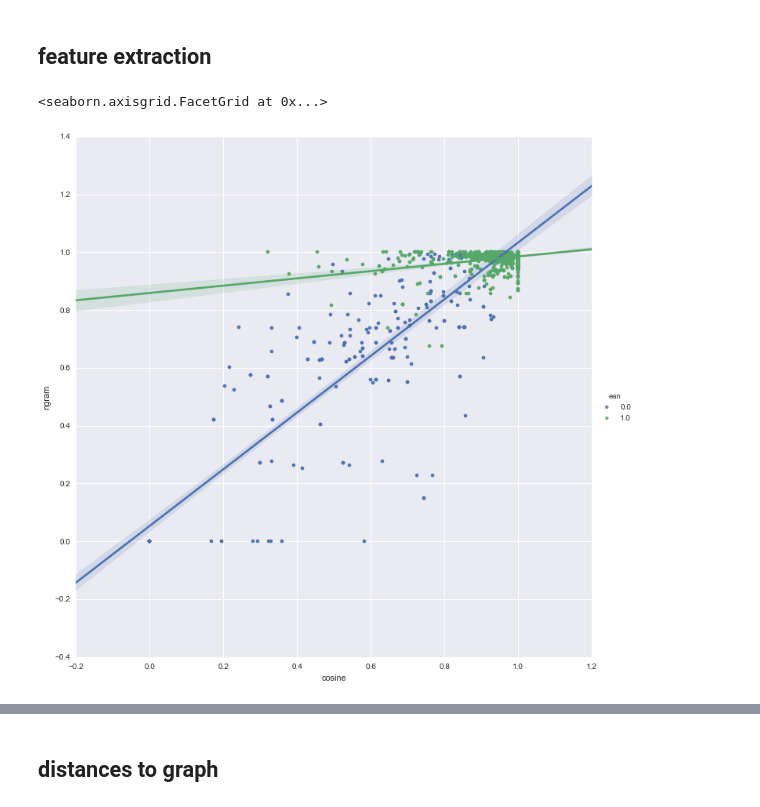
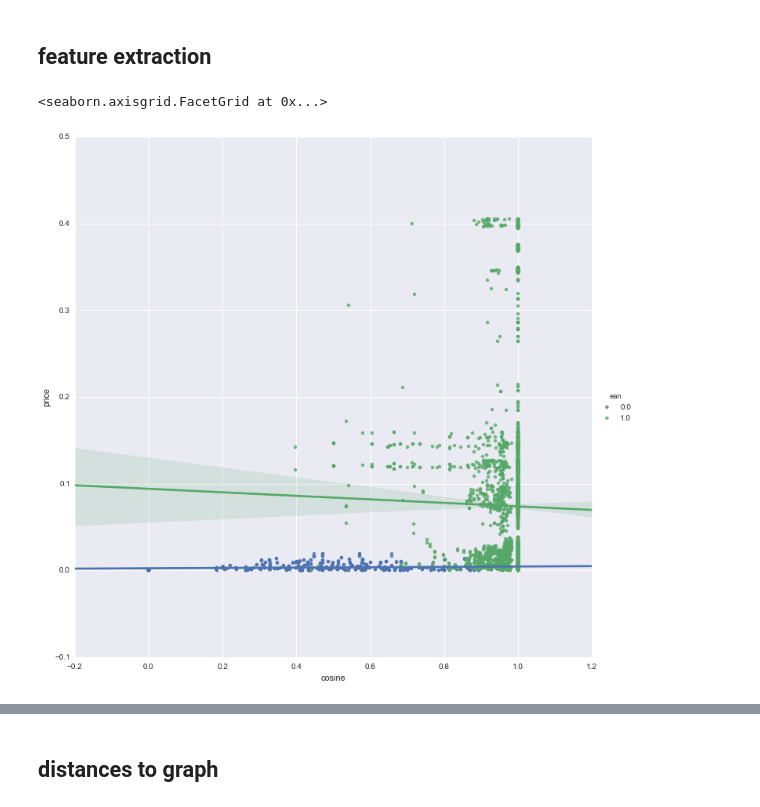
Before and after one commit to ephes/price_comparison, a Jupyter notebook: parse_csv.ipynb, the cells around one changed output, grey strips where cells are left out. Cells and saved outputs as stored; diff of their text form; code cells hidden in the pictures.

```diff
--- a/parse_csv.ipynb
+++ b/parse_csv.ipynb
@@ -273,14 +273,14 @@ pipeline_distances = Pipeline([
 # %%
 X_cosine_dist = pipeline_distances.steps[0][1].steps[0][1].transformer_list[0][1].fit_transform(dataset.data).flatten()
 X_ngram_dist = pipeline_distances.steps[0][1].steps[0][1].transformer_list[1][1].fit_transform(dataset.data).flatten()
 X_price_dist = pipeline_distances.steps[0][1].steps[0][1].transformer_list[2][1].transform(dataset.data).flatten()
 X_ean_dist = NumericDistance().transform(ItemSelector(key='ean').transform(dataset.data)).flatten()
 X_ean_dist[X_ean_dist > 0] = 1
 df = pd.DataFrame({'cosine': X_cosine_dist, 'price': X_price_dist, 'ngram': X_ngram_dist, 'ean': X_ean_dist})
 #pp = sns.pairplot(df, hue="ean", vars=['cosine', 'price'], diag_kind="kde")
 #sns.jointplot("cosine", "price", data=df, kind='scatter', size=10);
 #sns.pairplot(df, x_vars=["cosine"], y_vars=["price"], hue="ean", size=10, kind="scatter")
-sns.lmplot(x="cosine", y="ngram", hue="ean", data=df, size=10) # good
+sns.lmplot(x="cosine", y="price", hue="ean", data=df, size=10) # good
 # %% [output]
 <seaborn.axisgrid.FacetGrid at 0x...>
-[figure, old version]
+[figure, new version]
```
Also changed, not shown: parts of 16 cells of this notebook, 2 other files.
